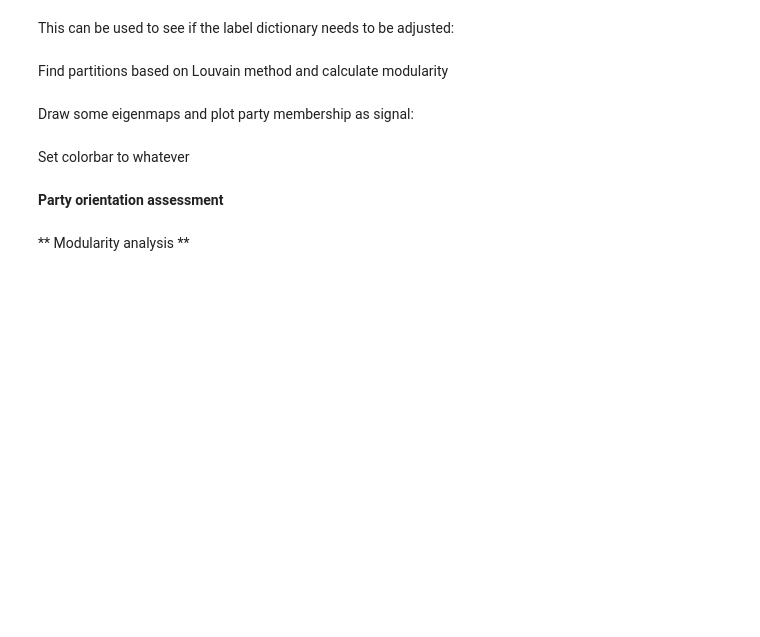
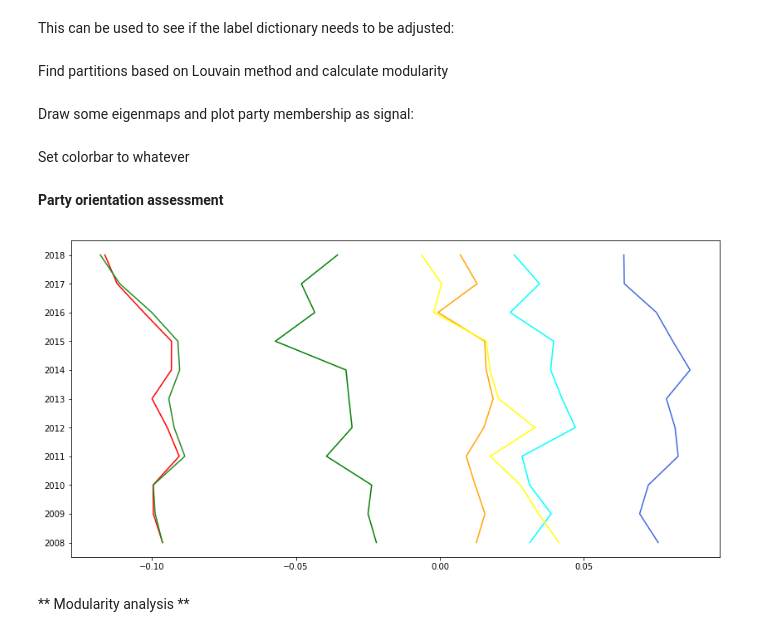
Before and after one commit to nikolaiorgland/conseil_national, a Jupyter notebook: Final_Project/final_project_notebook.ipynb, the cells around one changed output. Drawn from its saved outputs; the diff is of its cells as text; code cells hidden in the pictures; blank space fills up the shorter version.

```diff
--- a/Final_Project/final_project_notebook.ipynb
+++ b/Final_Project/final_project_notebook.ipynb
@@ -85,23 +108,16 @@ cbar.ax.set_yticklabels(colorbar_labels)
 **Party orientation assessment**
 # %%
 legislatures=['48','49','50']
+years_of_leg = [4,4,3]
 # Compute average orientation of a party per year
-party_evolution_df, years = create_evolution_features_v1(legislatures)
+party_evolution_df, years = create_evolution_features_v1(legislatures, years_of_leg)
 # %%
 party_to_be_plotted = ['UDC','PSS','PDC','pvl','PLR','PES','PBD']
 party_colors = ['royalblue','r', 'orange', 'g', 'cyan', 'forestgreen', 'yellow']
 party_color_map = dict((key, value) for (key, value) in zip(party_to_be_plotted, party_colors))
 
-fig = plt.figure(figsize=(16,9))
-ax = fig.add_subplot(111)
-for party in party_to_be_plotted:
-    orientation = []
-    domination = []
-    for values_per_year in party_evolution_df:
-        values_party = values_per_year[party].values
-        orientation.append(values_party[0])
-        domination.append(values_party[1])
-    ax.plot(orientation, years, c=party_color_map[party])
-plt.yticks(years, years.astype(str))
+visualize_party_orientation(party_evolution_df, years, party_color_map)
+# %% [output]
+[figure, added]
 # %% [markdown]
 ** Modularity analysis **
```
Also changed, not shown: parts of 15 cells of this notebook, 5 other files.
